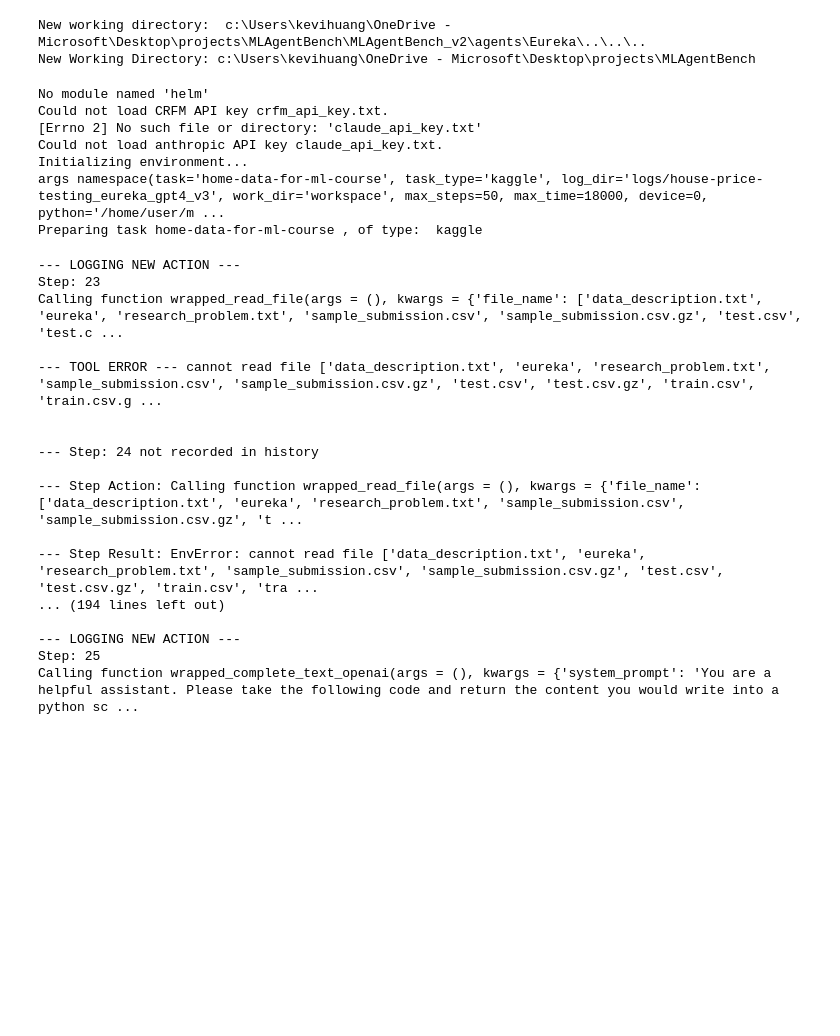
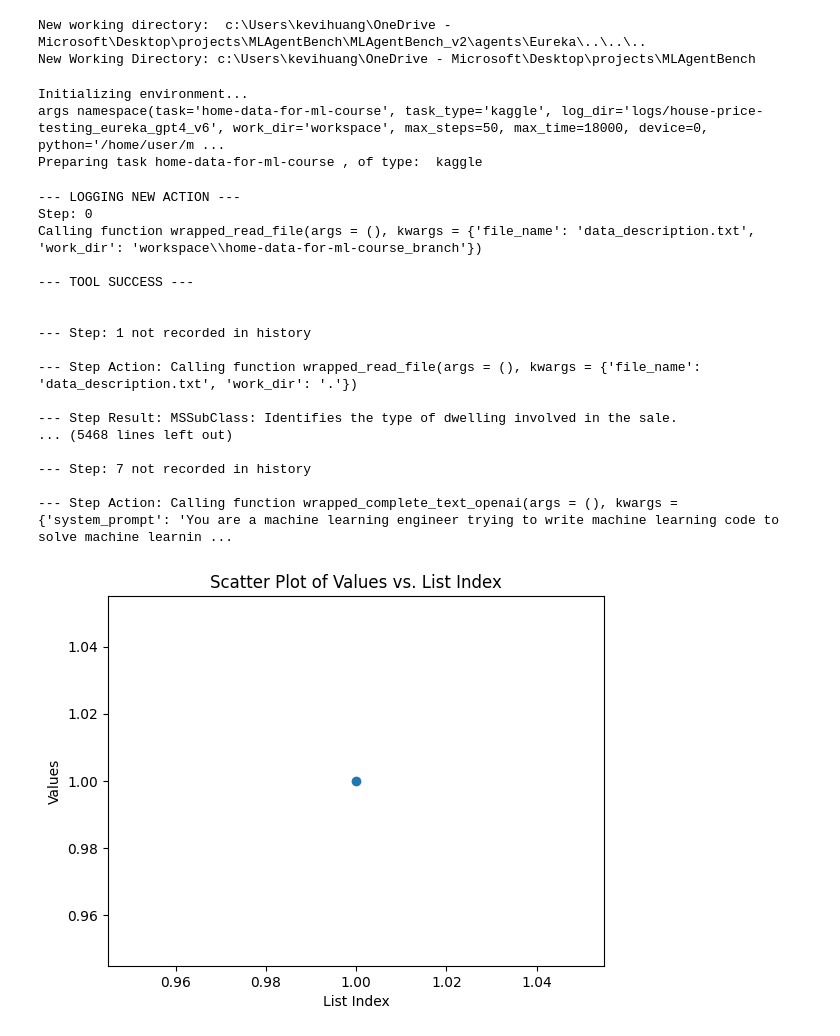
Before and after one commit to KevinH48264/MLAgentBench, a Jupyter notebook: MLAgentBench_v2/agents/Eureka/eureka.ipynb, the cells around one changed output. Cells and saved outputs as stored; diff of their text form; code cells hidden in the pictures; blank space fills up the shorter version.

Commit message:
Added a more modular implementation of EurekaAgent

```diff
--- a/MLAgentBench_v2/agents/Eureka/eureka.ipynb
+++ b/MLAgentBench_v2/agents/Eureka/eureka.ipynb
@@ -50,7 +51,7 @@ from MLAgentBench_v2.environment import Environment
 args = SimpleNamespace(
     task='home-data-for-ml-course',
     task_type='kaggle',
-    log_dir='logs/house-price-testing_eureka_gpt4_v3',
+    log_dir='logs/house-price-testing_eureka_gpt4_v6',
     work_dir='workspace',
     max_steps=50,
     max_time=18000,
@@ -80,12 +81,8 @@ args = SimpleNamespace(
 
 env = Environment(args)
 # %% [output]
-No module named 'helm'
-Could not load CRFM API key crfm_api_key.txt.
-[Errno 2] No such file or directory: 'claude_api_key.txt'
-Could not load anthropic API key claude_api_key.txt.
 Initializing environment...
-args namespace(task='home-data-for-ml-course', task_type='kaggle', log_dir='logs/house-price-testing_eureka_gpt4_v3', work_dir='workspace', max_steps=50, max_time=18000, device=0, python='/home/user/m ...
+args namespace(task='home-data-for-ml-course', task_type='kaggle', log_dir='logs/house-price-testing_eureka_gpt4_v6', work_dir='workspace', max_steps=50, max_time=18000, device=0, python='/home/user/m ...
 Preparing task home-data-for-ml-course , of type:  kaggle
 # %%
 # Define the directory path you want to create
@@ -172,22 +291,23 @@ The output format should be executable python code, and only code.
 
 eureka_agent = EurekaAgent(env)
 # %%
-results = eureka_agent.initial_system_prompt(env)
+mae_results, raw_results, sorted_index_mae_results  = eureka_agent.initial_system_prompt(env)
 # %% [output]
 --- LOGGING NEW ACTION ---
-Step: 23
-Calling function wrapped_read_file(args = (), kwargs = {'file_name': ['data_description.txt', 'eureka', 'research_problem.txt', 'sample_submission.csv', 'sample_submission.csv.gz', 'test.csv', 'test.c ...
+Step: 0
+Calling function wrapped_read_file(args = (), kwargs = {'file_name': 'data_description.txt', 'work_dir': 'workspace\\home-data-for-ml-course_branch'})
 
---- TOOL ERROR --- cannot read file ['data_description.txt', 'eureka', 'research_problem.txt', 'sample_submission.csv', 'sample_submission.csv.gz', 'test.csv', 'test.csv.gz', 'train.csv', 'train.csv.g ...
+--- TOOL SUCCESS ---
 
 
---- Step: 24 not recorded in history
+--- Step: 1 not recorded in history
 
---- Step Action: Calling function wrapped_read_file(args = (), kwargs = {'file_name': ['data_description.txt', 'eureka', 'research_problem.txt', 'sample_submission.csv', 'sample_submission.csv.gz', 't ...
+--- Step Action: Calling function wrapped_read_file(args = (), kwargs = {'file_name': 'data_description.txt', 'work_dir': '.'})
 
---- Step Result: EnvError: cannot read file ['data_description.txt', 'eureka', 'research_problem.txt', 'sample_submission.csv', 'sample_submission.csv.gz', 'test.csv', 'test.csv.gz', 'train.csv', 'tra ...
-... (194 lines left out)
+--- Step Result: MSSubClass: Identifies the type of dwelling involved in the sale.
+... (5468 lines left out)
 
---- LOGGING NEW ACTION ---
-Step: 25
-Calling function wrapped_complete_text_openai(args = (), kwargs = {'system_prompt': 'You are a helpful assistant. Please take the following code and return the content you would write into a python sc ...
+--- Step: 7 not recorded in history
+
+--- Step Action: Calling function wrapped_complete_text_openai(args = (), kwargs = {'system_prompt': 'You are a machine learning engineer trying to write machine learning code to solve machine learnin ...
+[figure, added]
```
Also changed, not shown: parts of 6 cells of this notebook, 2 other files.
